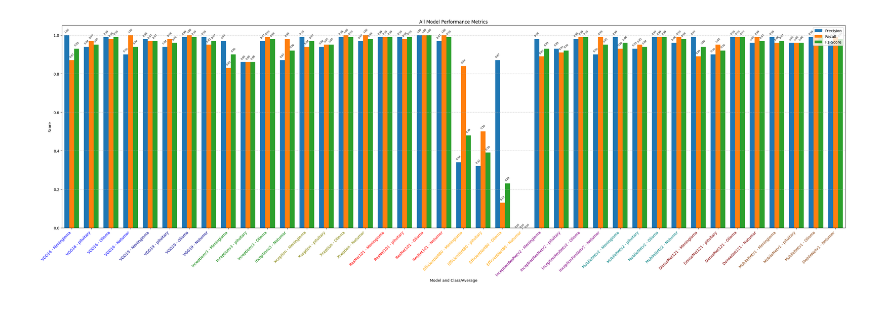
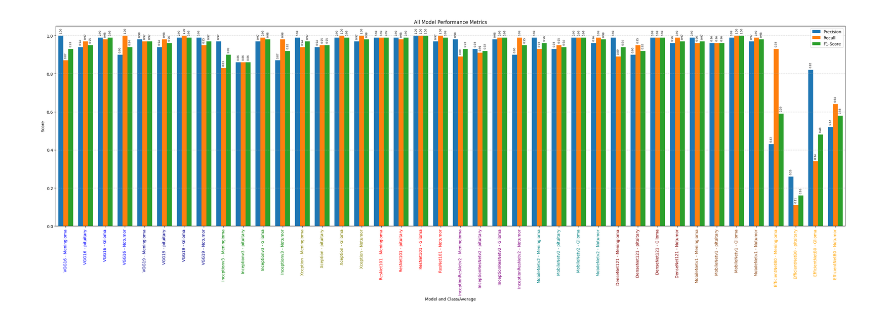
Before and after one commit to niaz1971/BRAIN_TUMOR_DETECTION_USING_DEEP_LEARNING, a Jupyter notebook: FIGURE_PRECISION_RECALL_F1_SCORE.ipynb, the cells around one changed output. Saved outputs shown, nothing was run; the diff lists cells and outputs as text; code cells hidden in the pictures.

```diff
--- a/FIGURE_PRECISION_RECALL_F1_SCORE.ipynb
+++ b/FIGURE_PRECISION_RECALL_F1_SCORE.ipynb
@@ -3,7 +3,8 @@ import pandas as pd
 import matplotlib.pyplot as plt
 import numpy as np
 
-# Complete and consolidated dataset (10 models * 4 classes = 40 entries)
+
+# Complete dataset (9 models * 4 classes + EfficientNetB0 model = 40 entries)
 data = {
     'Name of Model': [
         'VGG16', 'VGG16', 'VGG16', 'VGG16',
@@ -11,11 +12,11 @@ data = {
         'Inceptionv3', 'Inceptionv3', 'Inceptionv3', 'Inceptionv3',
         'Xception', 'Xception', 'Xception', 'Xception',
         'ResNet101', 'ResNet101', 'ResNet101', 'ResNet101',
-        'EfficientNetB0', 'EfficientNetB0', 'EfficientNetB0', 'EfficientNetB0',
         'InceptionResNetv2', 'InceptionResNetv2', 'InceptionResNetv2', 'InceptionResNetv2',
         'MobileNetv2', 'MobileNetv2', 'MobileNetv2', 'MobileNetv2',
         'DenseNet121', 'DenseNet121', 'DenseNet121', 'DenseNet121',
-        'MobileNetv1', 'MobileNetv1', 'MobileNetv1', 'MobileNetv1'
+        'MobileNetv1', 'MobileNetv1', 'MobileNetv1', 'MobileNetv1',
+        'EfficientNetB0', 'EfficientNetB0', 'EfficientNetB0', 'EfficientNetB0'
     ],
     'Class/Average': [
         'Meningioma', 'pituitary', 'Glioma', 'Notumor',
@@ -31,23 +32,27 @@ data = {
     ],
     'Precision': [
         1.00, 0.94, 0.99, 0.90, 0.98, 0.94, 0.99, 0.99, 0.97, 0.86, 0.97, 0.87, 0.99, 0.94, 0.99, 0.97,
-        0.99, 0.99, 1.00, 0.97, 0.34, 0.32, 0.87, 0.00, 0.98, 0.93, 0.98, 0.90, 0.99, 0.93, 0.99, 0.96,
-        0.99, 0.90, 0.99, 0.96, 0.99, 0.96, 0.99, 0.97
+        0.99, 0.99, 1.00, 0.97, 0.98, 0.93, 0.98, 0.90, 0.99, 0.93, 0.99, 0.96,
+        0.99, 0.90, 0.99, 0.96, 0.99, 0.96, 0.99, 0.97,
+        0.43, 0.26, 0.82, 0.52  # EfficientNetB0
     ],
     'Recall': [
         0.87, 0.97, 0.98, 1.00, 0.97, 0.98, 1.00, 0.95, 0.83, 0.86, 0.99, 0.98, 0.94, 0.95, 1.00, 1.00,
-        0.99, 0.98, 1.00, 1.00, 0.84, 0.50, 0.13, 0.00, 0.89, 0.91, 0.99, 0.99, 0.93, 0.95, 0.99, 0.99,
-        0.89, 0.95, 0.99, 0.99, 0.96, 0.96, 1.00, 0.99
+        0.99, 0.98, 1.00, 1.00, 0.89, 0.91, 0.99, 0.99, 0.93, 0.95, 0.99, 0.99,
+        0.89, 0.95, 0.99, 0.99, 0.96, 0.96, 1.00, 0.99,
+        0.93, 0.11, 0.34, 0.64  # EfficientNetB0
     ],
     'F1-Score': [
         0.93, 0.95, 0.99, 0.94, 0.97, 0.96, 0.99, 0.97, 0.90, 0.86, 0.98, 0.92, 0.97, 0.95, 0.99, 0.98,
-        0.99, 0.99, 1.00, 0.99, 0.48, 0.39, 0.23, 0.00, 0.93, 0.92, 0.99, 0.95, 0.96, 0.94, 0.99, 0.98,
-        0.94, 0.92, 0.99, 0.97, 0.97, 0.96, 1.00, 0.98
+        0.99, 0.99, 1.00, 0.99, 0.93, 0.92, 0.99, 0.95, 0.96, 0.94, 0.99, 0.98,
+        0.94, 0.92, 0.99, 0.97, 0.97, 0.96, 1.00, 0.98,
+        0.59, 0.16, 0.48, 0.58  # EfficientNetB0
     ],
     'Support': [
         300, 306, 405, 300, 300, 306, 405, 300, 300, 306, 405, 300, 300, 306, 405, 300,
-        300, 306, 405, 300, 300, 306, 405, 300, 300, 306, 405, 300, 300, 306, 405, 300,
-        300, 306, 405, 300, 300, 306, 405, 300
+        300, 306, 405, 300, 300, 306, 405, 300, 300, 306, 405, 300,
+        300, 306, 405, 300, 300, 306, 405, 300,
+        300, 306, 405, 300  # EfficientNetB0
     ]
 }
 df = pd.DataFrame(data)
@@ -64,7 +69,7 @@ f1_score = df['F1-Score']
 x = np.arange(len(labels))
 width = 0.25
 
-fig, ax = plt.subplots(figsize=(30, 10))
+fig, ax = plt.subplots(figsize=(28, 10))
 
 # Plotting the grouped bars
 rects1 = ax.bar(x - width, precision, width, label='Precision')
@@ -90,7 +95,7 @@ def autolabel(rects, ax):
                     xytext=(0, offset),
                     textcoords="offset points",
                     ha='center', va=va,
-                    fontsize=6.5, rotation=45)
+                    fontsize=6.5, rotation=90)  # Changed to 90 degrees
 
 # Add labels to all bar groups
 autolabel(rects1, ax)
@@ -98,35 +103,36 @@ autolabel(rects2, ax)
 autolabel(rects3, ax)
 
 # Setting labels, title, and ticks
 ax.set_ylabel('Score')
 ax.set_xlabel('Model and Class/Average')
 ax.set_title('All Model Performance Metrics')
 ax.set_xticks(x)
-ax.set_xticklabels(labels, rotation=45, ha="right")
+ax.set_xticklabels(labels, rotation=90, ha="center")  # Changed to 90 degrees downward
 
 # Define model colors
 model_colors = {
     'VGG16': 'blue', 'VGG19': 'darkblue', 'Inceptionv3': 'green',
     'Xception': 'olive', 'ResNet101': 'red', 'EfficientNetB0': 'orange',
     'InceptionResNetv2': 'purple', 'MobileNetv2': 'teal', 'DenseNet121': 'maroon',
     'MobileNetv1': 'saddlebrown'
 }
 model_names = df['Name of Model']
 
 # Color the x-tick labels based on the model name
 for i, tick_label in enumerate(ax.get_xticklabels()):
     model = model_names.iloc[i]
     color = model_colors[model]
     tick_label.set_color(color)
 
-# Set x-limits to remove the excess whitespace on the left and right
-ax.set_xlim(-0.5, 39.5)
+# Set x-limits to remove excess whitespace
+ax.set_xlim(-0.5, len(labels)-0.5)
 
 ax.legend(loc='upper right')
 ax.set_ylim(0.0, 1.05)
 ax.grid(axis='y', linestyle='--', alpha=0.7)
 
 fig.tight_layout()
-plt.savefig('model_performance_grouped_bar_chart_v7_trimmed.png')
+plt.savefig('model_performance_grouped_bar_chart_90deg.png')
+plt.show()
 # %% [output]
-[figure, old version]
+[figure, new version]
```
